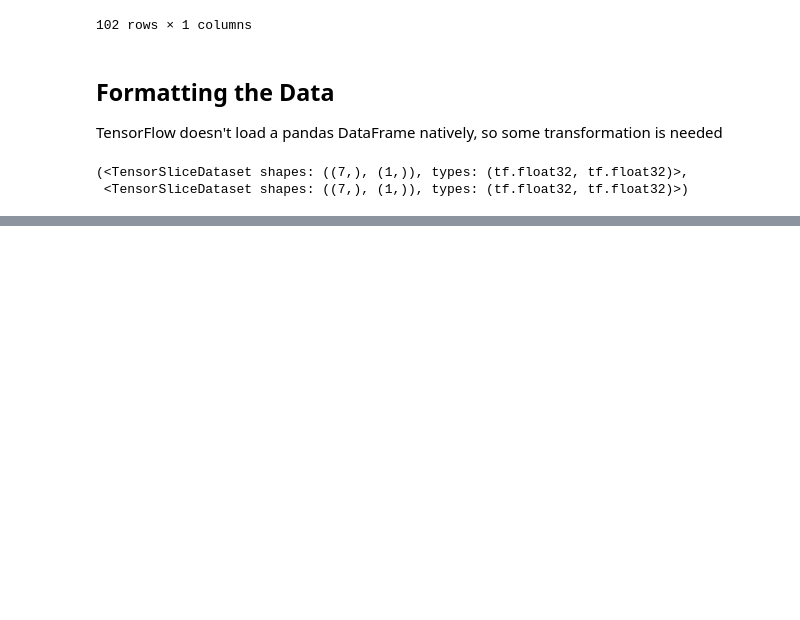
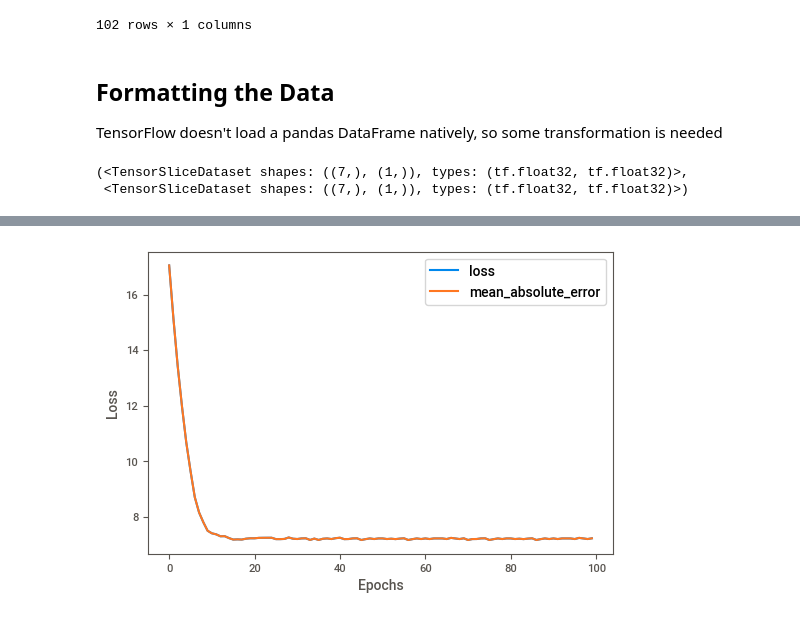
Before and after one commit to spadao/Boston_Housing_TF, a Jupyter notebook: Model.ipynb, the cells around one changed output, grey strips where cells are left out. Drawn from its saved outputs; the diff is of its cells as text; code cells hidden in the pictures; blank space fills up the shorter version.

Commit message:
Trained and evaluated first model

```diff
--- a/Model.ipynb
+++ b/Model.ipynb
@@ -153,0 +158,19 @@ training_dataset, test_dataset
+# %%
+#Setting random seed to guarantee reproducibility
+tf.random.set_seed(42)
+
+# Create model
+model = tf.keras.Sequential([
+    tf.keras.layers.Dense(1),
+])
+
+#Compile model
+model.compile(
+    loss = tf.losses.mae,
+    optimizer = tf.optimizers.SGD(),
+    metrics = tf.metrics.mae
+)
+
+#Fit model
+
+history = model.fit(training_dataset,epochs = 100)
@@ -153,0 +180,5 @@ training_dataset, test_dataset
+# %%
+# Plotting Loss Curve
+plt = pd.DataFrame(history.history).plot(xlabel = 'Epochs',ylabel = 'Loss')
+# %% [output]
+[figure, added]
```
Also changed, not shown: parts of 3 cells of this notebook.
